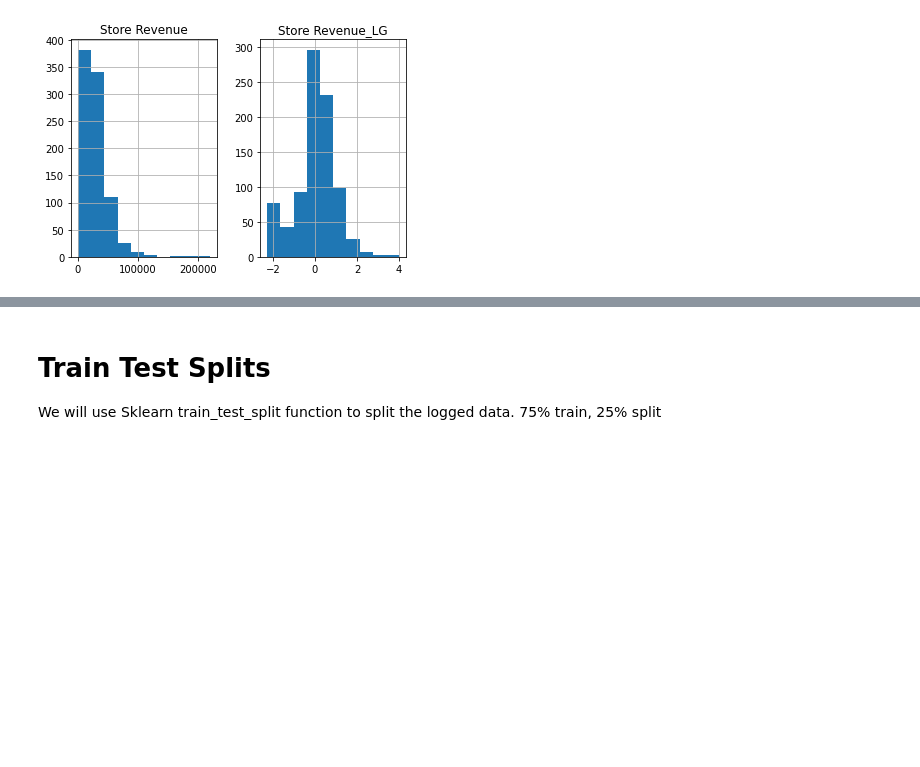
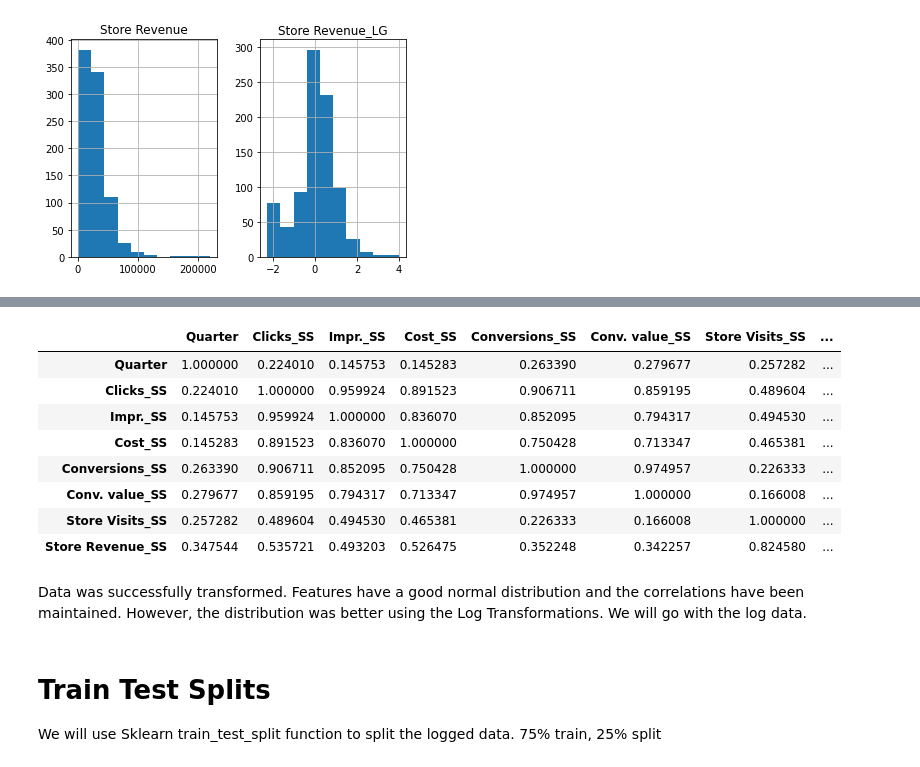
Before and after one commit to Code-By-Pitt/Capstone_Two, a Jupyter notebook: Capstone_2_Pre_processing_&_Training_Data_Development.ipynb, the cells around one changed output, grey strips where cells are left out. Saved outputs shown, nothing was run; the diff lists cells and outputs as text; code cells hidden in the pictures; blank space fills up the shorter version.

```diff
--- a/Capstone_2_Pre_processing_&_Training_Data_Development.ipynb
+++ b/Capstone_2_Pre_processing_&_Training_Data_Development.ipynb
@@ -245,0 +273,5 @@ logData.head()
+# %%
+columns = ['Day','Day of Week', 'Month', 'Quarter','Clicks_SS', 'Impr._SS',
+       'Cost_SS', 'Conversions_SS', 'Conv. value_SS', 'Store Visits_SS',
+       'Store Revenue_SS']
+ss_Data = data[columns]
@@ -246,3 +285,17 @@ logData.head()
+# %%
+ss_Data.corr()
+# %% [output]
+|  | Quarter | Clicks_SS | Impr._SS | Cost_SS | Conversions_SS | Conv. value_SS | Store Visits_SS | ... |
+| Quarter | 1.000000 | 0.224010 | 0.145753 | 0.145283 | 0.263390 | 0.279677 | 0.257282 | ... |
+| Clicks_SS | 0.224010 | 1.000000 | 0.959924 | 0.891523 | 0.906711 | 0.859195 | 0.489604 | ... |
+| Impr._SS | 0.145753 | 0.959924 | 1.000000 | 0.836070 | 0.852095 | 0.794317 | 0.494530 | ... |
+| Cost_SS | 0.145283 | 0.891523 | 0.836070 | 1.000000 | 0.750428 | 0.713347 | 0.465381 | ... |
+| Conversions_SS | 0.263390 | 0.906711 | 0.852095 | 0.750428 | 1.000000 | 0.974957 | 0.226333 | ... |
+| Conv. value_SS | 0.279677 | 0.859195 | 0.794317 | 0.713347 | 0.974957 | 1.000000 | 0.166008 | ... |
+| Store Visits_SS | 0.257282 | 0.489604 | 0.494530 | 0.465381 | 0.226333 | 0.166008 | 1.000000 | ... |
+| Store Revenue_SS | 0.347544 | 0.535721 | 0.493203 | 0.526475 | 0.352248 | 0.342257 | 0.824580 | ... |
+# %% [markdown]
+Data was successfully transformed. Features have a good normal distribution and the correlations have been maintained. However, the distribution was better using the Log Transformations. We will go with the log data.
 # %% [markdown]
 # Train Test Splits
 
```
Also changed, not shown: parts of 6 cells of this notebook.
